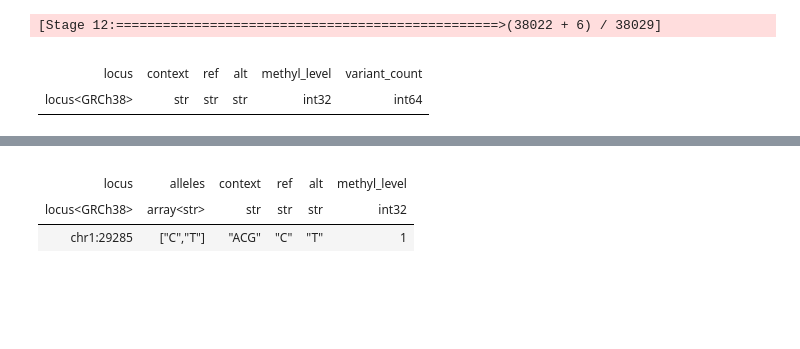
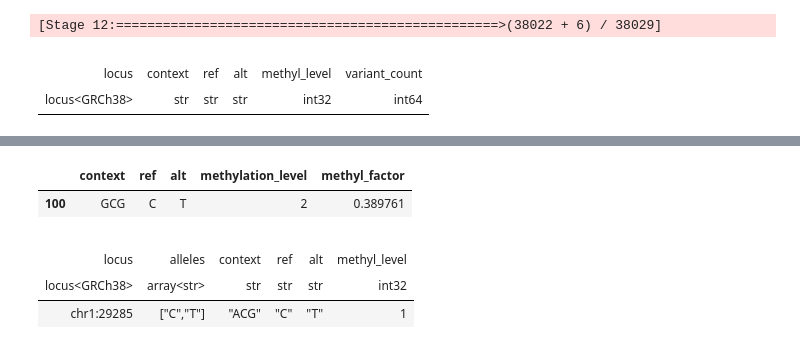
Before and after one commit to haedong31/gnomad-nc-constraint, a Jupyter notebook: data_eda.ipynb, the cells around one changed output, grey strips where cells are left out. Drawn from its saved outputs; the diff is of its cells as text; code cells hidden in the pictures; blank space fills up the shorter version.

```diff
--- a/data_eda.ipynb
+++ b/data_eda.ipynb
@@ -208,3 +225,9 @@ SLF4J: See http://www.slf4j.org/codes.html#no_static_mdc_binder for further deta
+# %%
+row_slice = methyl_adj_tbl[(methyl_adj_tbl['context'] == context) & (methyl_adj_tbl['ref'] == ref) & (methyl_adj_tbl['alt'] == alt) & (methyl_adj_tbl['methylation_level'] == methyl_level[0])]
+row_slice[['context', 'ref', 'alt', 'methylation_level', 'methyl_factor']]
+# %% [output]
+|  | context | ref | alt | methylation_level | methyl_factor |
+| 100 | GCG | C | T | 2 | 0.389761 |
 # %%
 context_ht.filter((context_ht.context == 'ACG') & (context_ht.alt == 'T') & (context_ht.locus == hl.locus('chr1', 29285, reference_genome='GRCh38'))).show()
 # %% [output]
```
Also changed, not shown: parts of 9 cells of this notebook, 1 other file.
